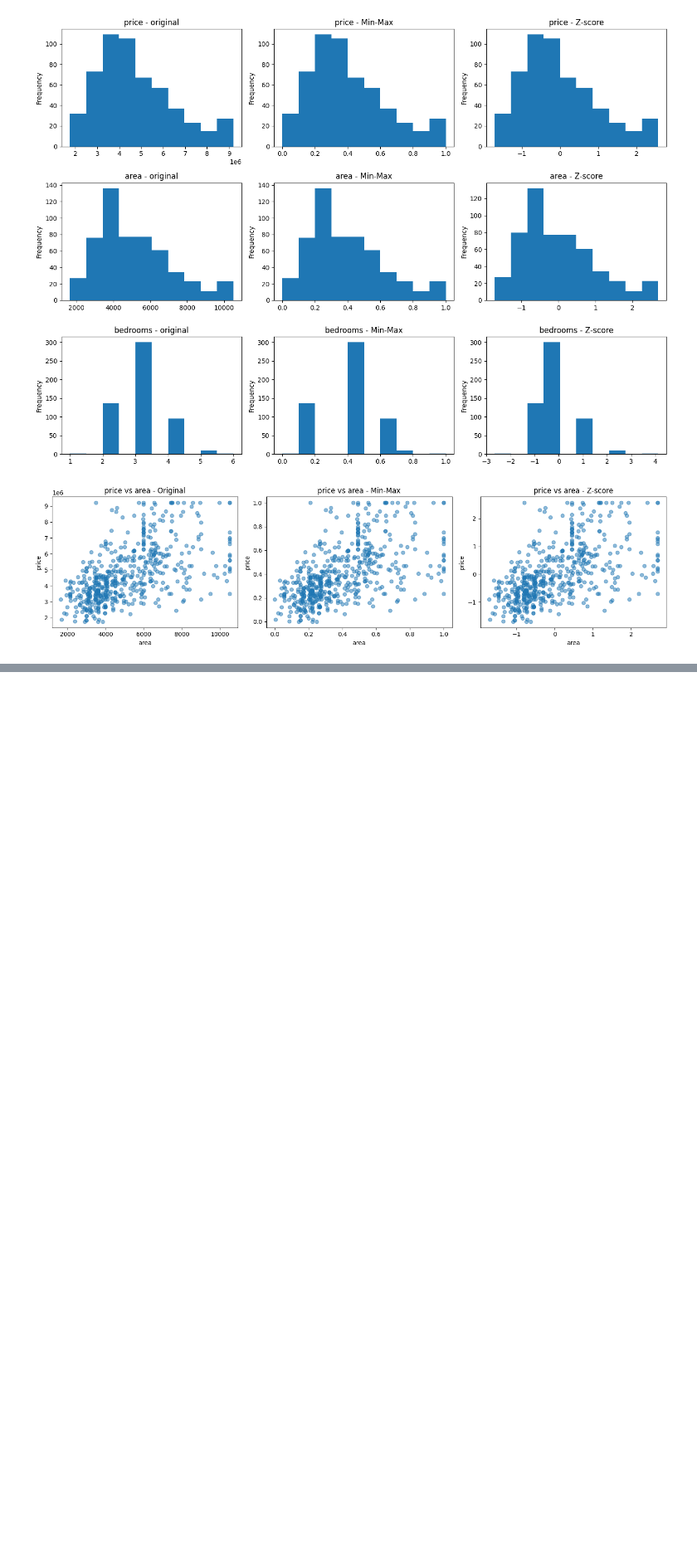
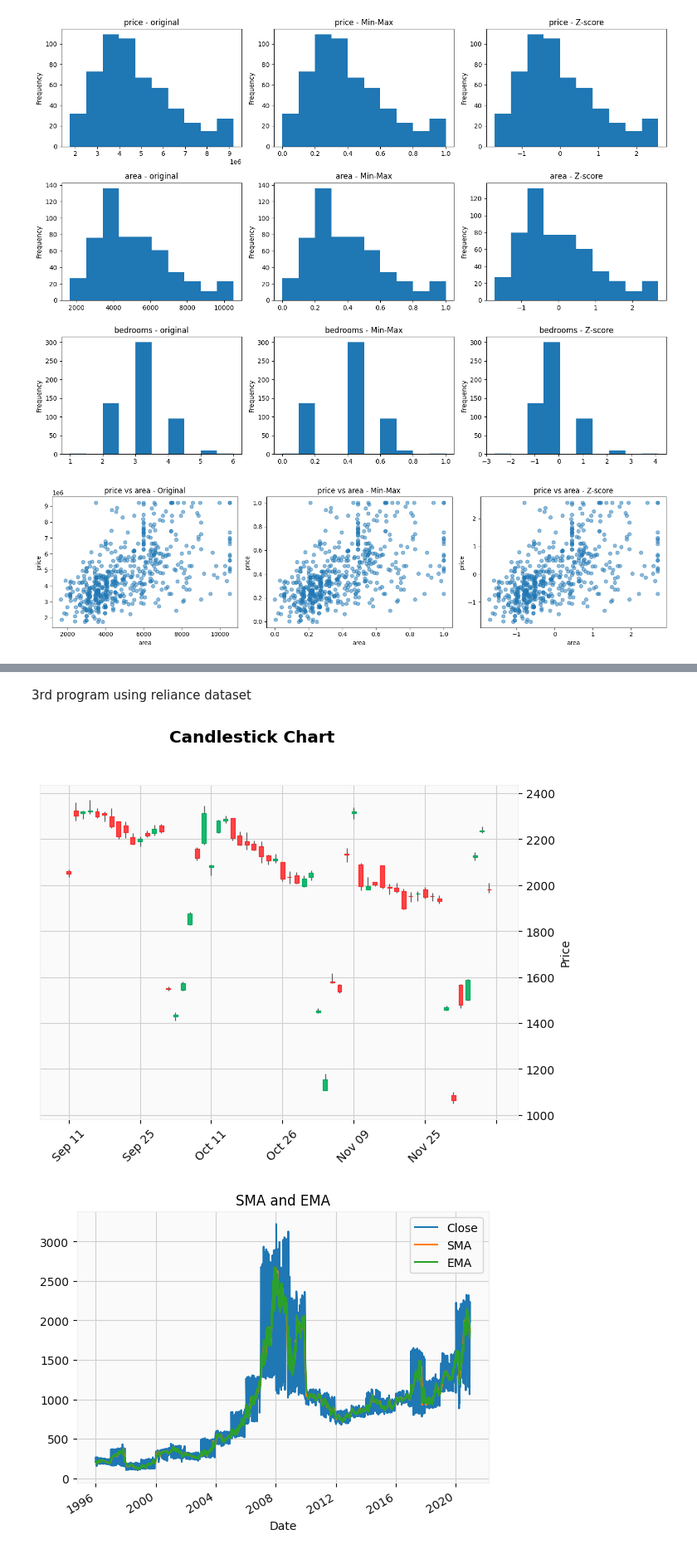
Before and after one commit to chaitraN-sys/Data-Visualization-Lab_Prgs, a Jupyter notebook: Data_Visualization_Lab_prgs.ipynb, the cells around one changed output, grey strips where cells are left out. Shown at 83% size. Saved outputs shown, nothing was run; the diff lists cells and outputs as text; code cells hidden in the pictures; blank space fills up the shorter version.

```diff
--- a/Data_Visualization_Lab_prgs.ipynb
+++ b/Data_Visualization_Lab_prgs.ipynb
@@ -114,0 +355,63 @@ Duplicates: 0
+# %% [markdown]
+3rd program using reliance dataset
+# %%
+import pandas as pd
+import matplotlib.pyplot as plt
+import mplfinance as mpf
+
+# Read dataset
+df = pd.read_csv("/content/Reliance Industries 1996 to 2020.csv")
+
+# Convert dates
+df["Date"] = pd.to_datetime(df["Date"], format="mixed",
+                           errors="coerce")
+
+# Select required columns
+df = df[["Date", "Open", "High", "Low", "Close", "Volume"]]
+
+# Remove missing values and duplicates
+df = df.dropna()
+df = df.drop_duplicates()
+
+# Arrange dates chronologically
+df = df.set_index("Date").sort_index()
+
+# Calculate SMA and EMA
+df["SMA"] = df["Close"].rolling(20).mean()
+df["EMA"] = df["Close"].ewm(span=20).mean()
+
+# Calculate volatility bands
+std = df["Close"].rolling(20).std()
+df["Upper"] = df["SMA"] + 2 * std
+df["Lower"] = df["SMA"] - 2 * std
+
+# 1. Candlestick chart
+mpf.plot(df.tail(60), type="candle",
+         style="yahoo", title="Candlestick Chart")
+
+# 2. SMA and EMA
+df[["Close", "SMA", "EMA"]].plot(title="SMA and EMA")
+plt.show()
+
+# 3. Volatility bands
+df[["Close", "SMA", "Upper", "Lower"]].plot(
+    title="Volatility Bands")
+plt.show()
+
+# 4. Volume trend
+df["Volume"].plot(title="Volume Trend")
+plt.show()
+
+# 5. Seasonal patterns
+r = df["Close"].pct_change() * 100
+r.groupby(df.index.month).mean().plot(
+    kind="bar", title="Seasonal Patterns")
+plt.show()
+
+# Significant changes and relationships
+print("Highest Gain:", r.idxmax(), r.max())
+print("Highest Loss:", r.idxmin(), r.min())
+print("Correlation:", df["Volume"].corr(r.abs()))
+# %% [output]
+[figure, added]
+[figure, added]
```
Also changed, not shown: parts of 9 cells of this notebook.
